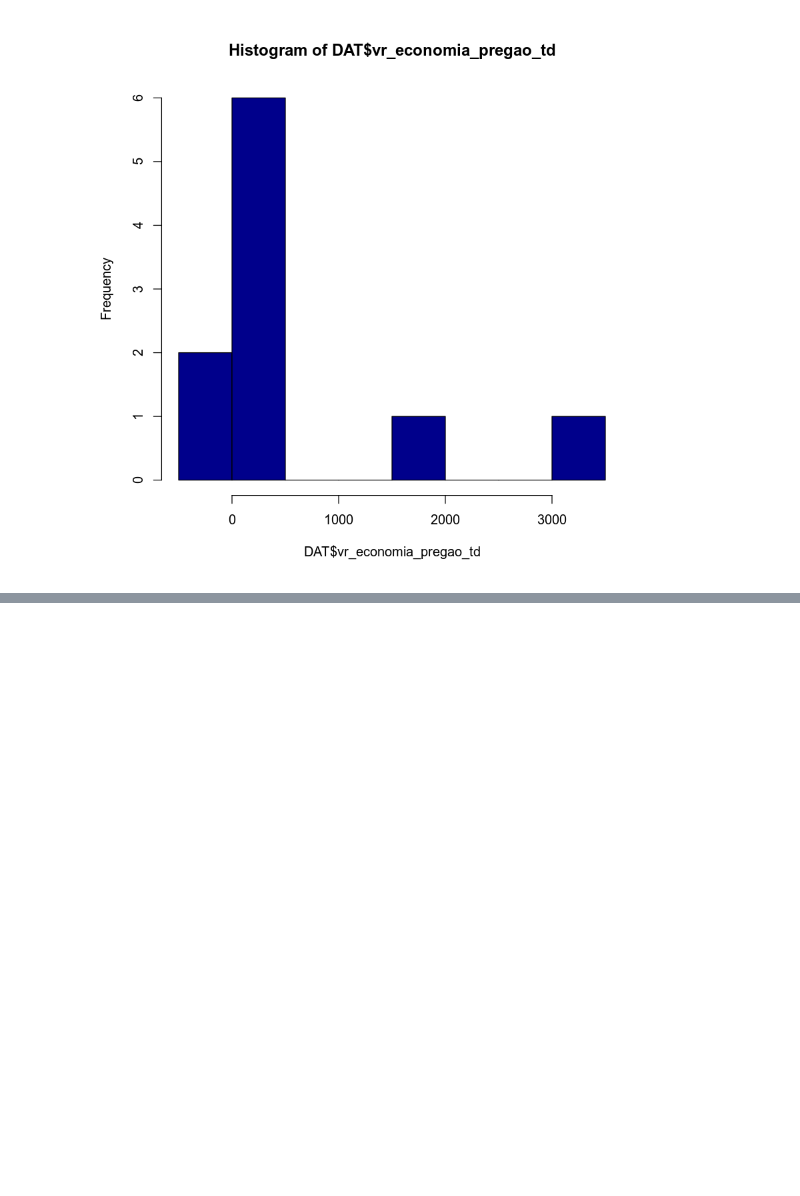
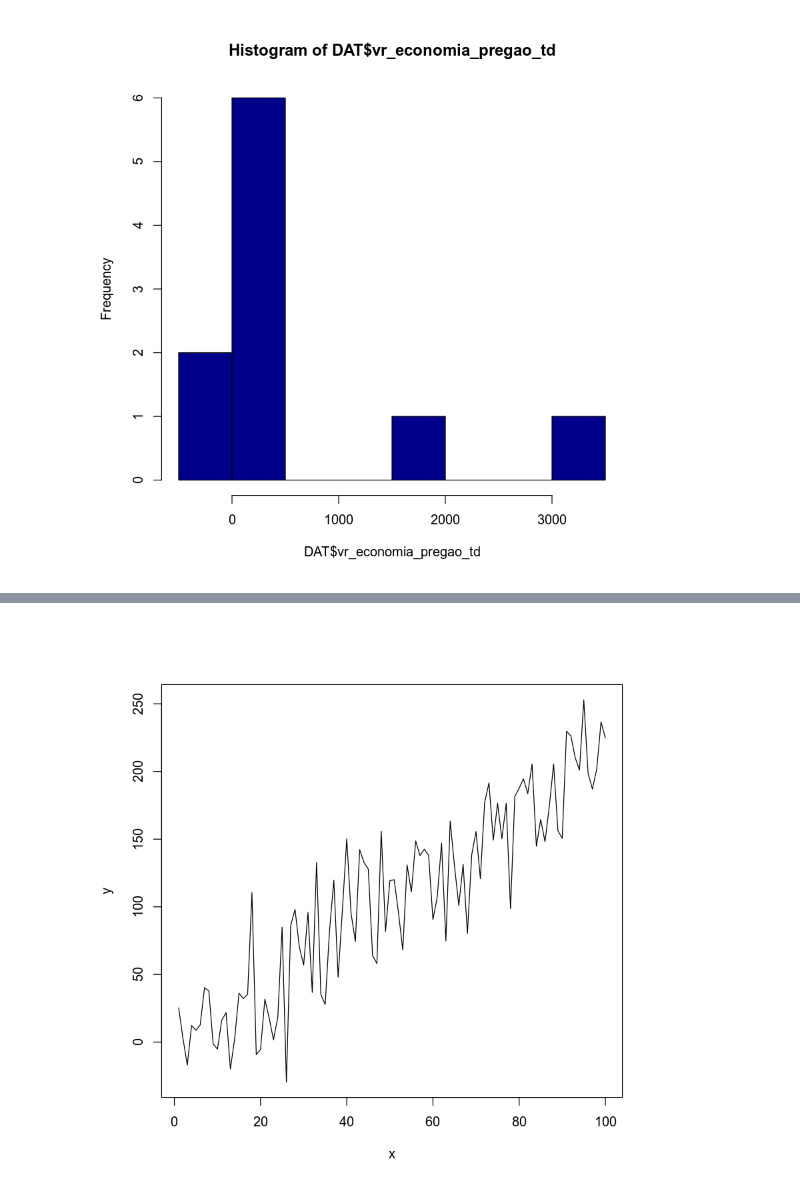
Before and after one commit to amk2/R-, a Jupyter notebook: RComprasPlanilha.ipynb, the cells around one changed output, grey strips where cells are left out. Drawn from its saved outputs; the diff is of its cells as text; code cells hidden in the pictures; blank space fills up the shorter version.

```diff
--- a/RComprasPlanilha.ipynb
+++ b/RComprasPlanilha.ipynb
@@ -168,0 +202,4 @@ hist(DAT$vr_economia_pregao_td, col="darkblue", border="black")
+# %%
+plot(x, y, type = "l")
+# %% [output]
+[figure, added]
```
Also changed, not shown: parts of 9 cells of this notebook.
